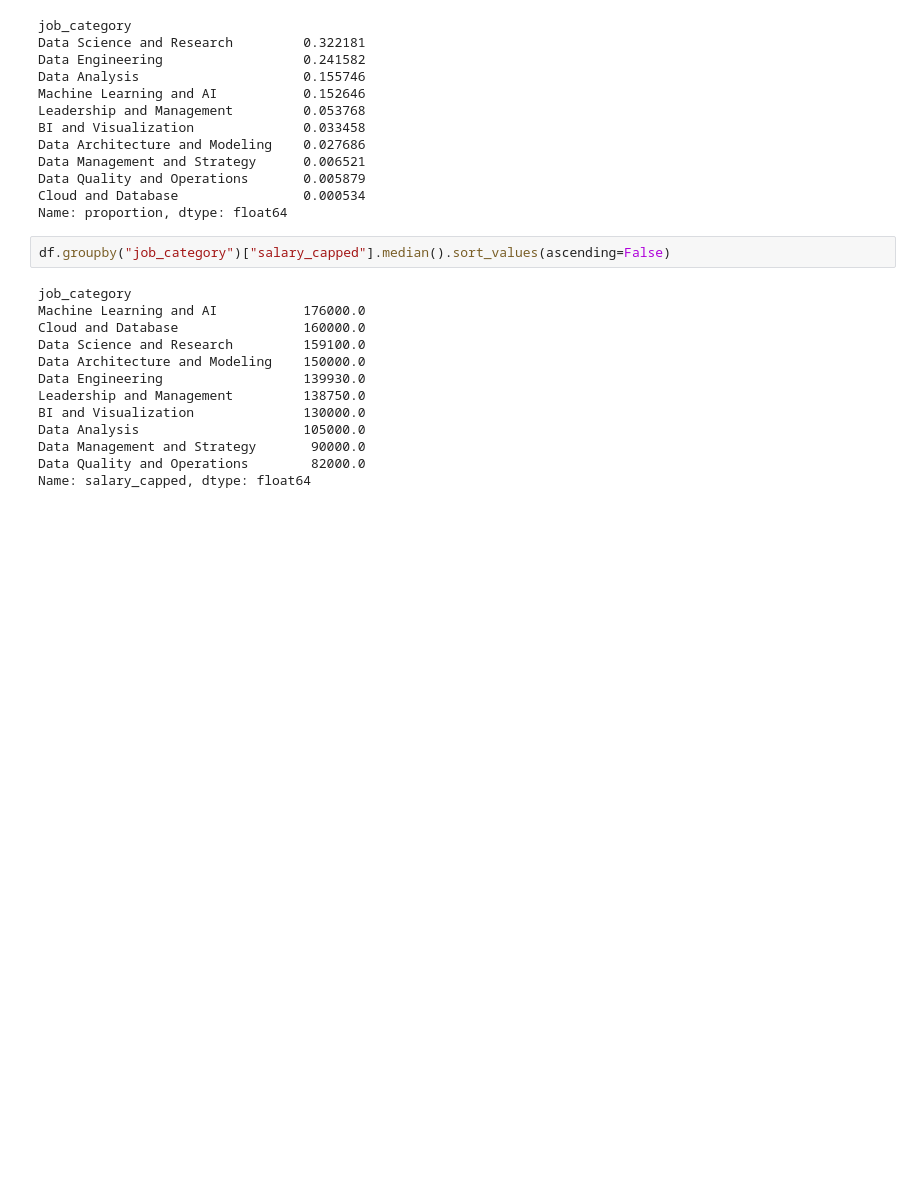
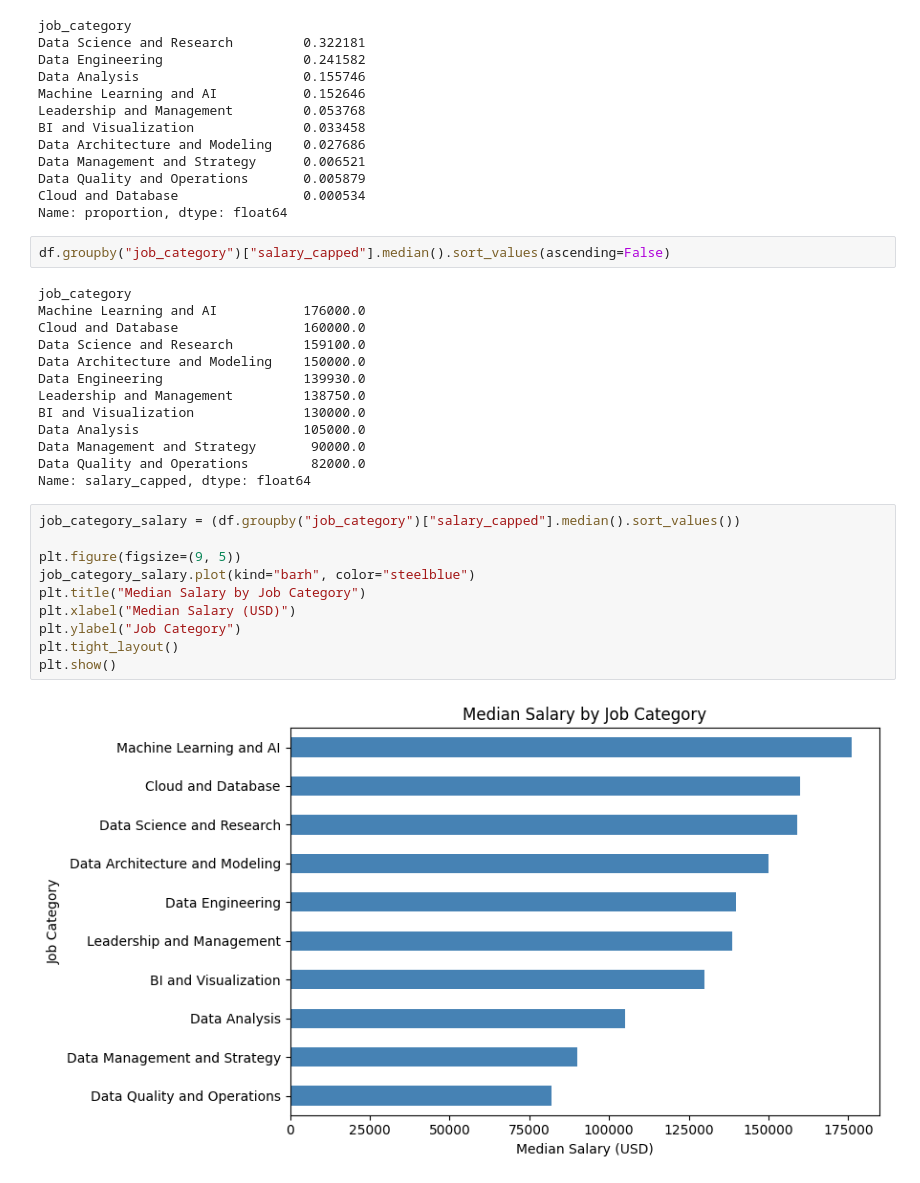
Before and after one commit to munzier-kashef/Tech-Compensation-Analysis, a Jupyter notebook: notebooks/tech_compensation_analysis.ipynb, the cells around one changed output. Cells and saved outputs as stored; diff of their text form; blank space fills up the shorter version.

```diff
--- a/notebooks/tech_compensation_analysis.ipynb
+++ b/notebooks/tech_compensation_analysis.ipynb
@@ -278,3 +278,15 @@ Data Analysis                     105000.0
 Data Management and Strategy       90000.0
 Data Quality and Operations        82000.0
 Name: salary_capped, dtype: float64
+# %%
+job_category_salary = (df.groupby("job_category")["salary_capped"].median().sort_values())
+
+plt.figure(figsize=(9, 5))
+job_category_salary.plot(kind="barh", color="steelblue")
+plt.title("Median Salary by Job Category")
+plt.xlabel("Median Salary (USD)")
+plt.ylabel("Job Category")
+plt.tight_layout()
+plt.show()
+# %% [output]
+[figure, added]
```
Also changed, not shown: parts of 12 cells of this notebook, 1 other file.
